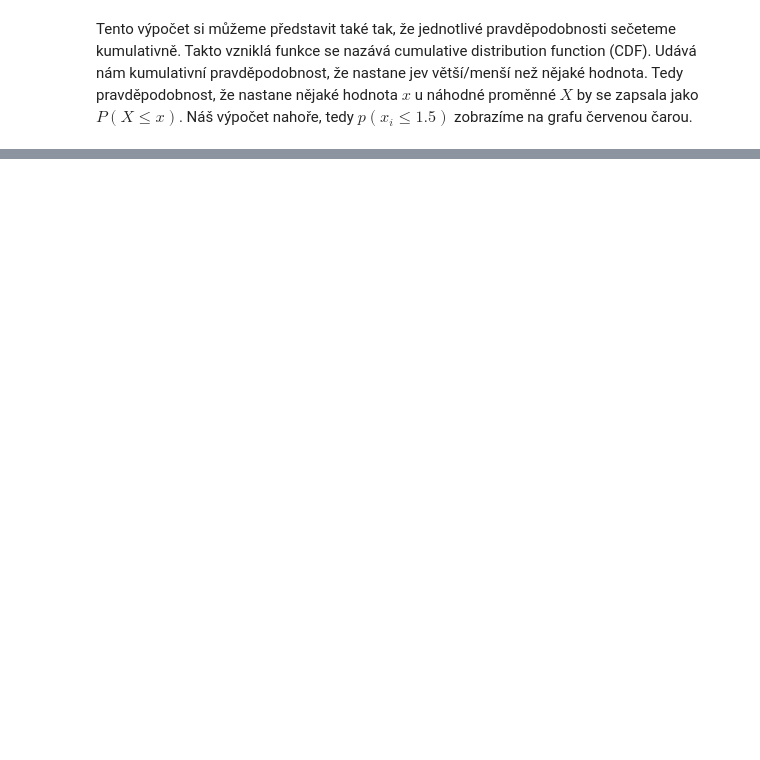
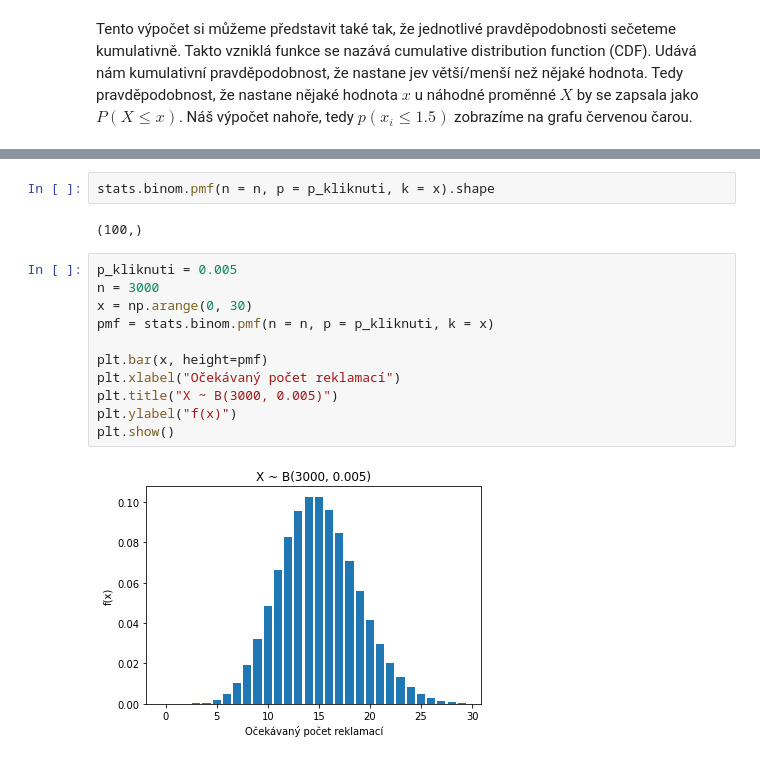
Before and after one commit to schubertjan/cuni, a Jupyter notebook: stats/cviceni/cviceni_2/pravdepodobnostni_rozlozeni.ipynb, the cells around one changed output, grey strips where cells are left out. Drawn from its saved outputs; the diff is of its cells as text; blank space fills up the shorter version.

```diff
--- a/stats/cviceni/cviceni_2/pravdepodobnostni_rozlozeni.ipynb
+++ b/stats/cviceni/cviceni_2/pravdepodobnostni_rozlozeni.ipynb
@@ -142,0 +135,17 @@ S binomických rozložením jsme se setkali v minulém semestru, když jsme simu
+# %%
+stats.binom.pmf(n = n, p = p_kliknuti, k = x).shape
+# %% [output]
+(100,)
+# %%
+p_kliknuti = 0.005
+n = 3000
+x = np.arange(0, 30)
+pmf = stats.binom.pmf(n = n, p = p_kliknuti, k = x)
+
+plt.bar(x, height=pmf)
+plt.xlabel("Očekávaný počet reklamací")
+plt.title("X ~ B(3000, 0.005)")
+plt.ylabel("f(x)")
+plt.show()
+# %% [output]
+[figure, added]
```
Also changed, not shown: parts of 19 cells of this notebook.
